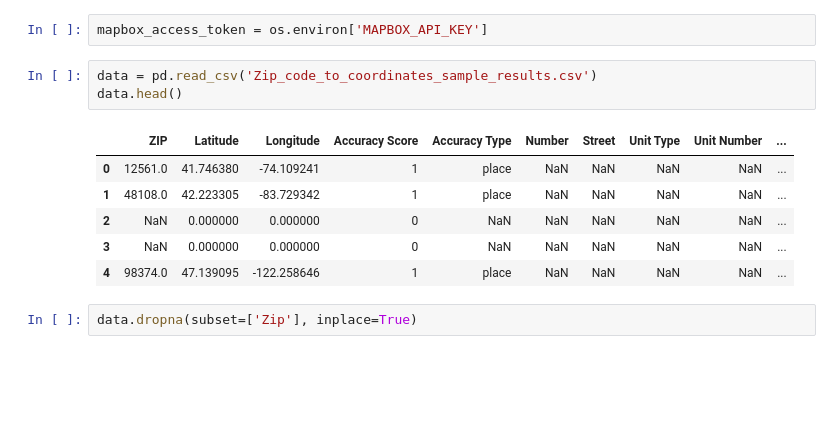
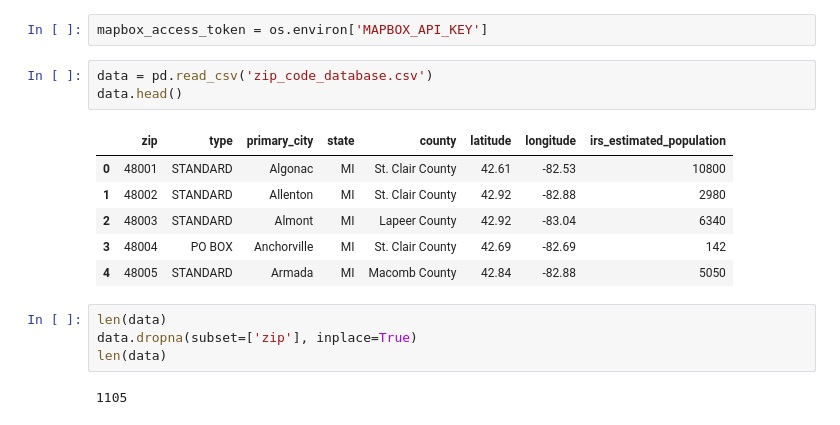
Before and after one commit to sethdroberts/michigan_zips_map, a Jupyter notebook: notebooks/zip_code_population.ipynb, the cells around one changed output. Cells and saved outputs as stored; diff of their text form; blank space fills up the shorter version.

```diff
--- a/notebooks/zip_code_population.ipynb
+++ b/notebooks/zip_code_population.ipynb
@@ -10,17 +10,21 @@ import plotly.express as px
 # %%
 mapbox_access_token = os.environ['MAPBOX_API_KEY']
 # %%
-data = pd.read_csv('Zip_code_to_coordinates_sample_results.csv')
+data = pd.read_csv('zip_code_database.csv')
 data.head()
 # %% [output]
-|  | ZIP | Latitude | Longitude | Accuracy Score | Accuracy Type | Number | Street | Unit Type | Unit Number | ... |
-| 0 | 12561.0 | 41.746380 | -74.109241 | 1 | place | NaN | NaN | NaN | NaN | ... |
-| 1 | 48108.0 | 42.223305 | -83.729342 | 1 | place | NaN | NaN | NaN | NaN | ... |
-| 2 | NaN | 0.000000 | 0.000000 | 0 | NaN | NaN | NaN | NaN | NaN | ... |
-| 3 | NaN | 0.000000 | 0.000000 | 0 | NaN | NaN | NaN | NaN | NaN | ... |
-| 4 | 98374.0 | 47.139095 | -122.258646 | 1 | place | NaN | NaN | NaN | NaN | ... |
+|  | zip | type | primary_city | state | county | latitude | longitude | irs_estimated_population |
+| 0 | 48001 | STANDARD | Algonac | MI | St. Clair County | 42.61 | -82.53 | 10800 |
+| 1 | 48002 | STANDARD | Allenton | MI | St. Clair County | 42.92 | -82.88 | 2980 |
+| 2 | 48003 | STANDARD | Almont | MI | Lapeer County | 42.92 | -83.04 | 6340 |
+| 3 | 48004 | PO BOX | Anchorville | MI | St. Clair County | 42.69 | -82.69 | 142 |
+| 4 | 48005 | STANDARD | Armada | MI | Macomb County | 42.84 | -82.88 | 5050 |
 # %%
-data.dropna(subset=['Zip'], inplace=True)
+len(data)
+data.dropna(subset=['zip'], inplace=True)
+len(data)
+# %% [output]
+1105
 # %%
 data.head()
 # %% [output]
```
Also changed, not shown: parts of 2 cells of this notebook, 4 other files.
